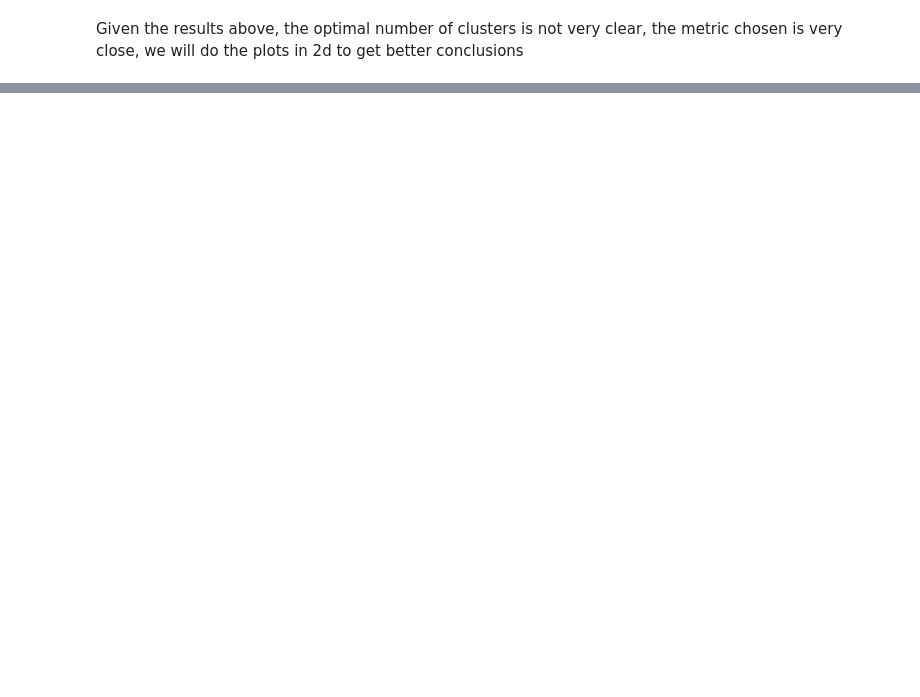
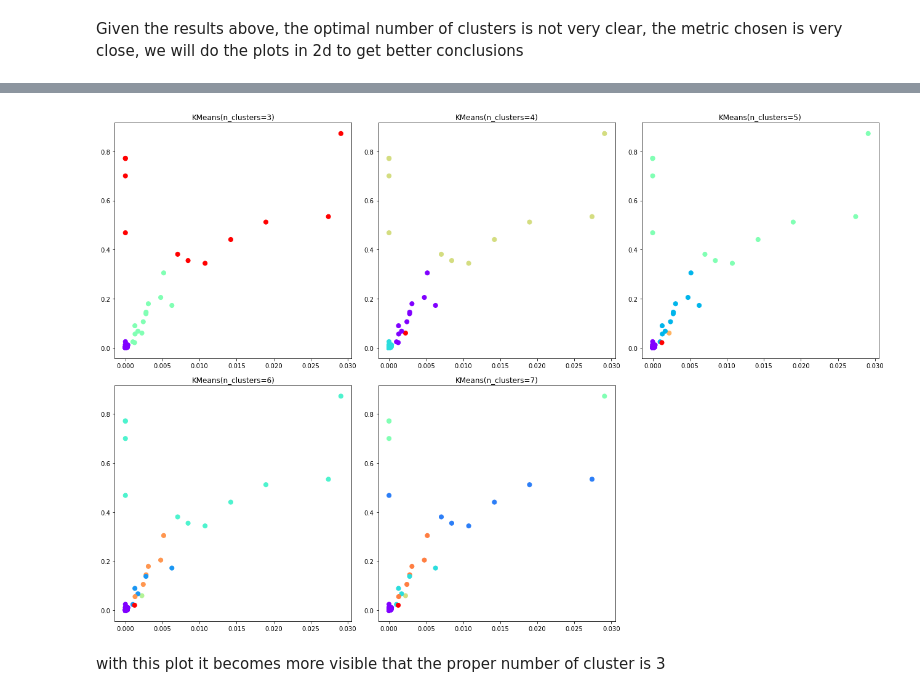
Before and after one commit to mhnasser/marketing_campaign_analysis, a Jupyter notebook: 03_notebooks/01_modeling_customer_clustering.ipynb, the cells around one changed output, grey strips where cells are left out. Saved outputs shown, nothing was run; the diff lists cells and outputs as text; code cells hidden in the pictures; blank space fills up the shorter version.

```diff
--- a/03_notebooks/01_modeling_customer_clustering.ipynb
+++ b/03_notebooks/01_modeling_customer_clustering.ipynb
@@ -174,0 +163,27 @@ plt.show()
+# %%
+models_of_interest = ['model_k3',
+                      'model_k4',
+                      'model_k5',
+                      'model_k6',
+                      'model_k7']
+# %%
+# Plot os Gruops
+fig = plt.figure()
+fig.set_figheight(12)
+fig.set_figwidth(18)
+
+for i, model_k in enumerate(models_of_interest):
+
+    model = models[model_k]
+    label = model.labels_
+
+    plt.subplot(2,3,i+1)
+    plt.scatter(df_aux[:, 0], df_aux[:, 1], c=label, s=50, cmap='rainbow')
+    plt.title(model)
+
+fig.tight_layout()
+plt.show()
+# %% [output]
+[figure, added]
+# %% [markdown]
+with this plot it becomes more visible that the proper number of cluster is 3
```
Also changed, not shown: parts of 9 cells of this notebook, 1 other file.
